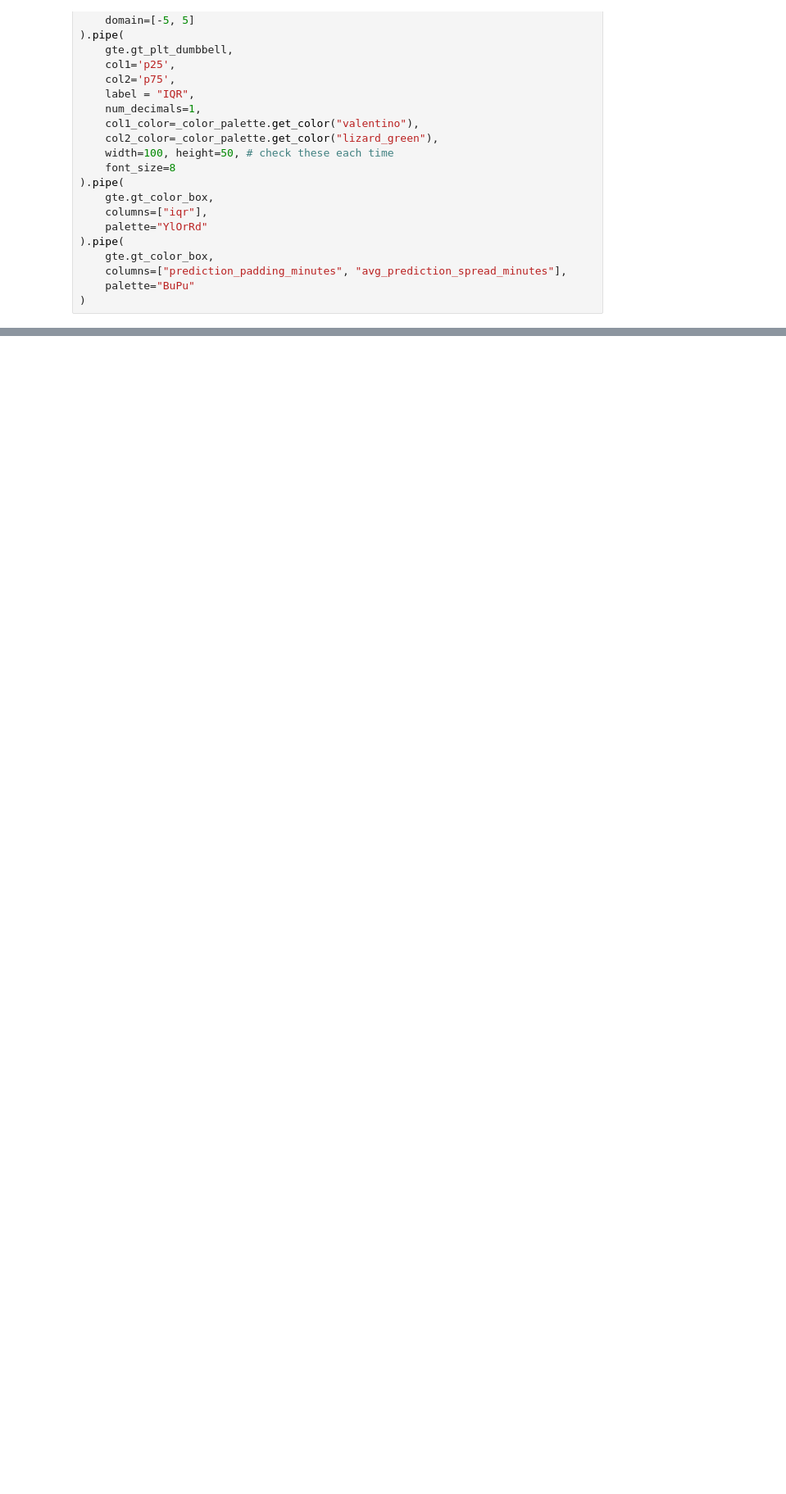
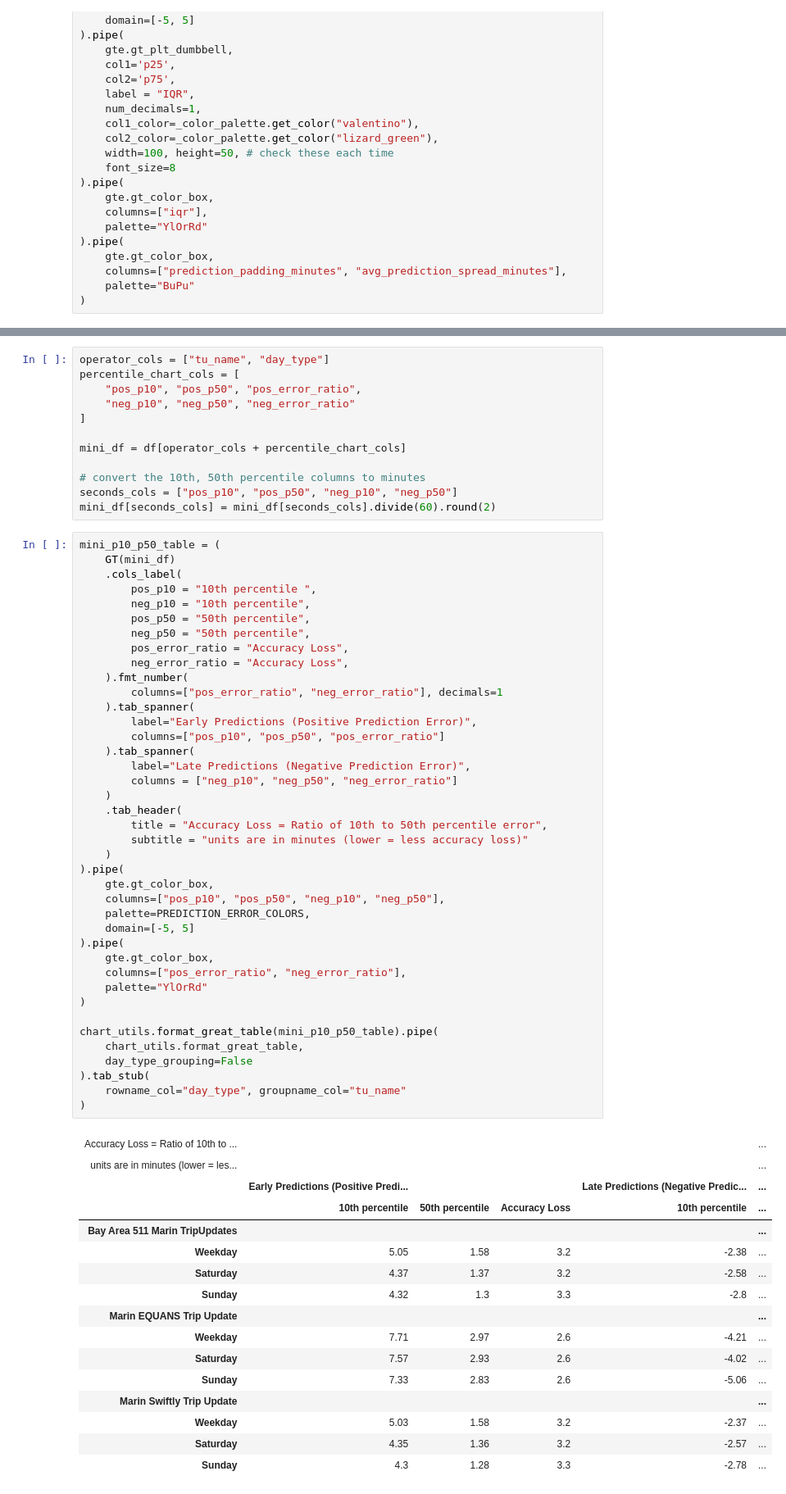
Before and after one commit to cal-itp/gtfs-curator, a Jupyter notebook: rt_predictions_marin/marin_operator.ipynb, the cells around one changed output, grey strips where cells are left out. Shown at 82% size. Saved outputs shown, nothing was run; the diff lists cells and outputs as text; blank space fills up the shorter version.

Commit message:
percentile charts by day_type comparison

```diff
--- a/rt_predictions_marin/marin_operator.ipynb
+++ b/rt_predictions_marin/marin_operator.ipynb
@@ -216,0 +283,69 @@ rt_table3.pipe(
+# %%
+operator_cols = ["tu_name", "day_type"]
+percentile_chart_cols = [
+    "pos_p10", "pos_p50", "pos_error_ratio",
+    "neg_p10", "neg_p50", "neg_error_ratio"
+]
+
+mini_df = df[operator_cols + percentile_chart_cols]
+
+# convert the 10th, 50th percentile columns to minutes
+seconds_cols = ["pos_p10", "pos_p50", "neg_p10", "neg_p50"]
+mini_df[seconds_cols] = mini_df[seconds_cols].divide(60).round(2)
+# %%
+mini_p10_p50_table = (
+    GT(mini_df)
+    .cols_label(
+        pos_p10 = "10th percentile ",
+        neg_p10 = "10th percentile",
+        pos_p50 = "50th percentile",
+        neg_p50 = "50th percentile",
+        pos_error_ratio = "Accuracy Loss",
+        neg_error_ratio = "Accuracy Loss",
+    ).fmt_number(
+        columns=["pos_error_ratio", "neg_error_ratio"], decimals=1
+    ).tab_spanner(
+        label="Early Predictions (Positive Prediction Error)",
+        columns=["pos_p10", "pos_p50", "pos_error_ratio"]
+    ).tab_spanner(
+        label="Late Predictions (Negative Prediction Error)",
+        columns = ["neg_p10", "neg_p50", "neg_error_ratio"]
+    )
+    .tab_header(
+        title = "Accuracy Loss = Ratio of 10th to 50th percentile error",
+        subtitle = "units are in minutes (lower = less accuracy loss)"
+    )
+).pipe(
+    gte.gt_color_box,
+    columns=["pos_p10", "pos_p50", "neg_p10", "neg_p50"],
+    palette=PREDICTION_ERROR_COLORS,
+    domain=[-5, 5]
+).pipe(
+    gte.gt_color_box,
+    columns=["pos_error_ratio", "neg_error_ratio"],
+    palette="YlOrRd"
+)
+
+chart_utils.format_great_table(mini_p10_p50_table).pipe(
+    chart_utils.format_great_table,
+    day_type_grouping=False
+).tab_stub(
+    rowname_col="day_type", groupname_col="tu_name"
+)
+# %% [output]
+| Accuracy Loss = Ratio of 10th to ... |  |  |  |  | ... |
+| units are in minutes (lower = les... |  |  |  |  | ... |
+|  | Early Predictions (Positive Predi... |  |  | Late Predictions (Negative Predic... | ... |
+|  | 10th percentile | 50th percentile | Accuracy Loss | 10th percentile | ... |
+| Bay Area 511 Marin TripUpdates |  |  |  |  | ... |
+| Weekday | 5.05 | 1.58 | 3.2 | -2.38 | ... |
+| Saturday | 4.37 | 1.37 | 3.2 | -2.58 | ... |
+| Sunday | 4.32 | 1.3 | 3.3 | -2.8 | ... |
+| Marin EQUANS Trip Update |  |  |  |  | ... |
+| Weekday | 7.71 | 2.97 | 2.6 | -4.21 | ... |
+| Saturday | 7.57 | 2.93 | 2.6 | -4.02 | ... |
+| Sunday | 7.33 | 2.83 | 2.6 | -5.06 | ... |
+| Marin Swiftly Trip Update |  |  |  |  | ... |
+| Weekday | 5.03 | 1.58 | 3.2 | -2.37 | ... |
+| Saturday | 4.35 | 1.36 | 3.2 | -2.57 | ... |
+| Sunday | 4.3 | 1.28 | 3.3 | -2.78 | ... |
```
Also changed, not shown: parts of 9 cells of this notebook.
